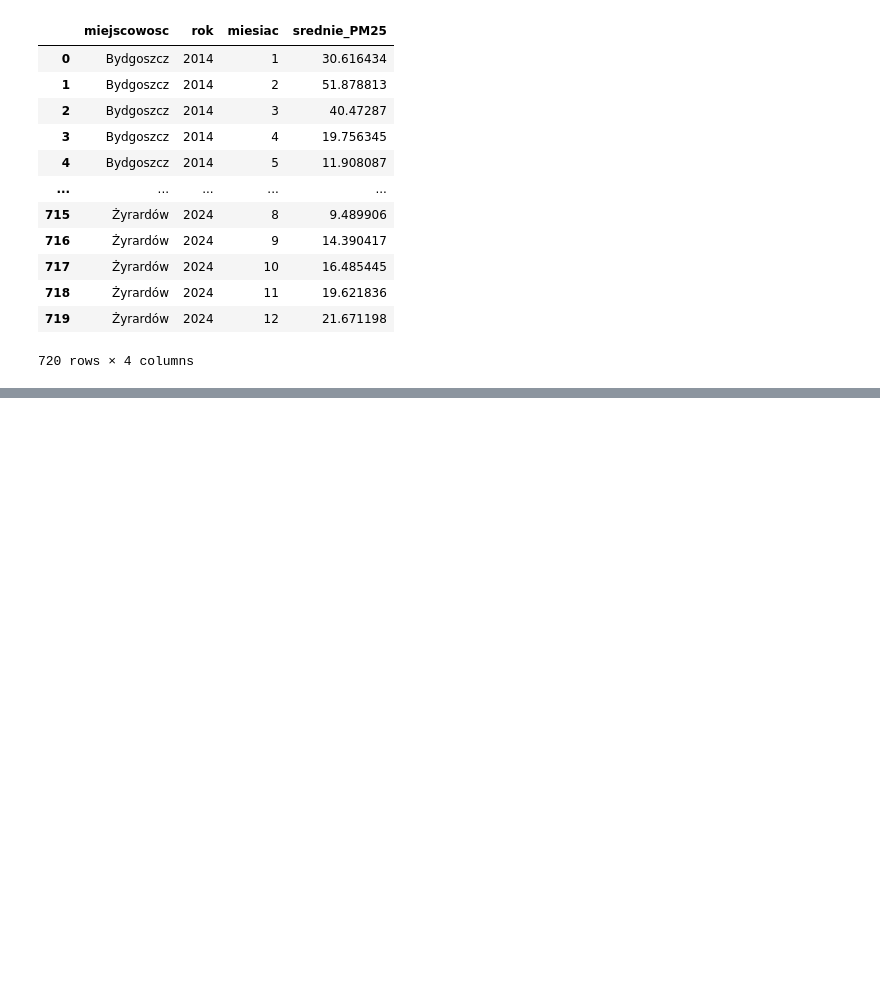
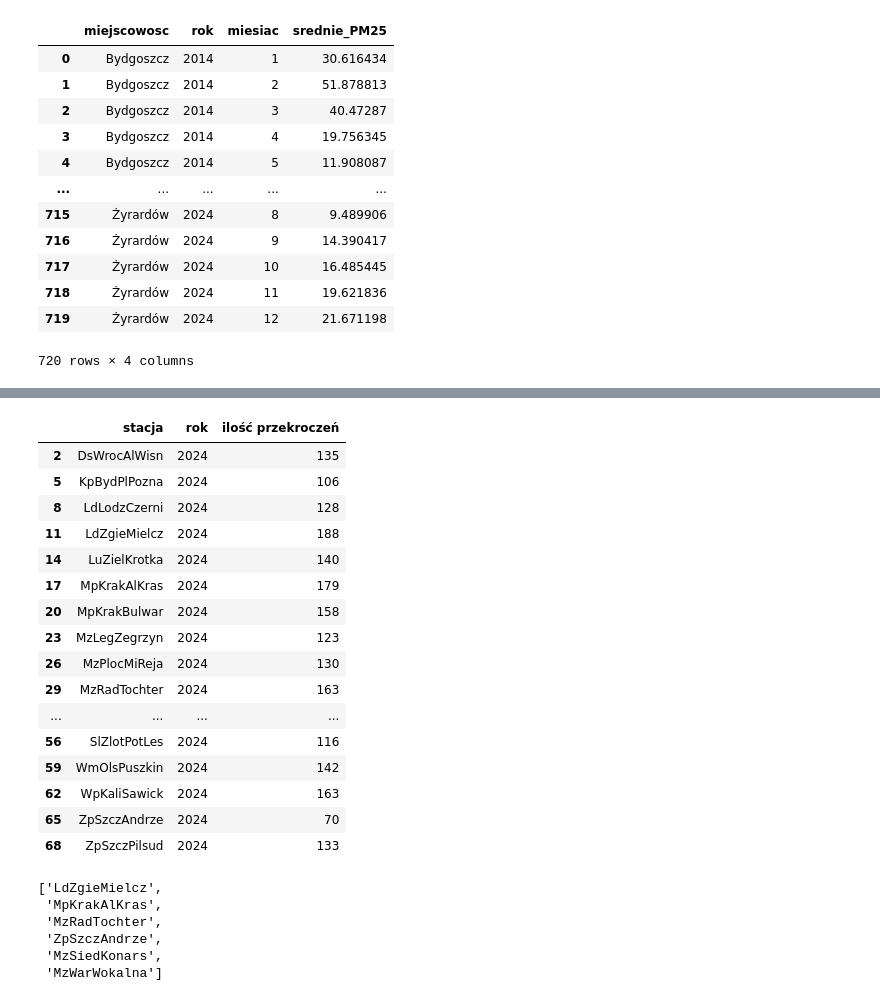
Before and after one commit to alipinska7/Projekt3_ZTP, a Jupyter notebook: Projekt1.ipynb, the cells around one changed output, grey strips where cells are left out. Drawn from its saved outputs; the diff is of its cells as text; code cells hidden in the pictures; blank space fills up the shorter version.

```diff
--- a/Projekt1.ipynb
+++ b/Projekt1.ipynb
@@ -417,0 +521,38 @@ mean_day
+# %%
+#Tabela dla roku 2024
+wykroczenia_2024 = wykroczenia[wykroczenia['rok'] == 2024]
+
+wykroczenia_2024
+# %% [output]
+|  | stacja | rok | ilość przekroczeń |
+| 2 | DsWrocAlWisn | 2024 | 135 |
+| 5 | KpBydPlPozna | 2024 | 106 |
+| 8 | LdLodzCzerni | 2024 | 128 |
+| 11 | LdZgieMielcz | 2024 | 188 |
+| 14 | LuZielKrotka | 2024 | 140 |
+| 17 | MpKrakAlKras | 2024 | 179 |
+| 20 | MpKrakBulwar | 2024 | 158 |
+| 23 | MzLegZegrzyn | 2024 | 123 |
+| 26 | MzPlocMiReja | 2024 | 130 |
+| 29 | MzRadTochter | 2024 | 163 |
+| ... | ... | ... | ... |
+| 56 | SlZlotPotLes | 2024 | 116 |
+| 59 | WmOlsPuszkin | 2024 | 142 |
+| 62 | WpKaliSawick | 2024 | 163 |
+| 65 | ZpSzczAndrze | 2024 | 70 |
+| 68 | ZpSzczPilsud | 2024 | 133 |
+# %%
+#Wyznaczenie 3 stacji o największej liczbie wykroczeń w roku 2024, i 3 o najmniejszej
+max_3 = wykroczenia_2024.nlargest(3, 'ilość przekroczeń')
+min_3 = wykroczenia_2024.nsmallest(3, 'ilość przekroczeń')
+
+wybrane_stacje = pd.concat([max_3, min_3])['stacja'].tolist()
+
+wybrane_stacje
+# %% [output]
+['LdZgieMielcz',
+ 'MpKrakAlKras',
+ 'MzRadTochter',
+ 'ZpSzczAndrze',
+ 'MzSiedKonars',
+ 'MzWarWokalna']
```
Also changed, not shown: parts of 24 cells of this notebook.
